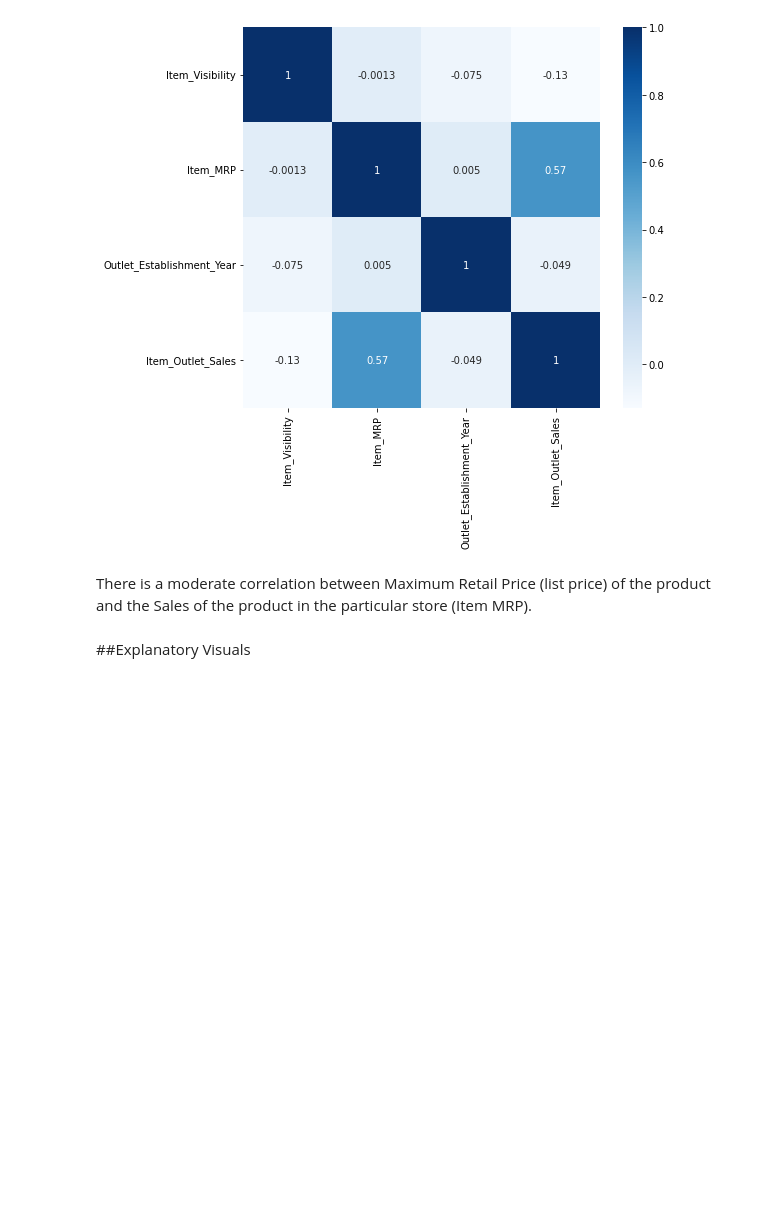
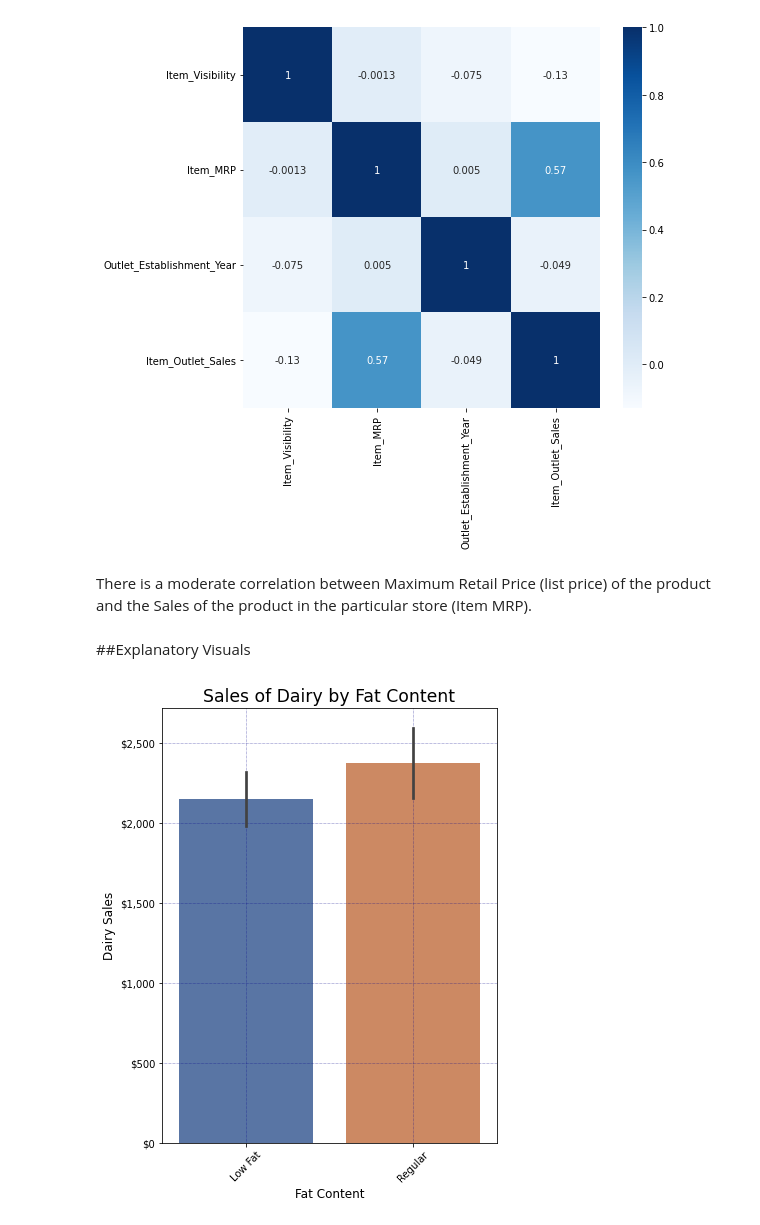
Before and after one commit to craiggossen/Projects, a Jupyter notebook: food_sales_predictions.ipynb, the cells around one changed output. Drawn from its saved outputs; the diff is of its cells as text; code cells hidden in the pictures; blank space fills up the shorter version.

```diff
--- a/food_sales_predictions.ipynb
+++ b/food_sales_predictions.ipynb
@@ -347,3 +348,8 @@ plt.show()
 There is a moderate correlation between Maximum Retail Price (list price) of the product and the Sales of the product in the particular store (Item MRP).
 # %% [markdown]
 ##Explanatory Visuals
+# %%
+#Sales of dairy products and their fat content
+dairy_filter = df['Item_Type'] == 'Dairy'
+
+df2 = df[dairy_filter]
@@ -349,0 +358,22 @@ There is a moderate correlation between Maximum Retail Price (list price) of the
+# %%
+#Create barplot
+fig,ax = plt.subplots(figsize=(6, 8))
+sns.barplot(data = df2, x = 'Item_Fat_Content', y = 'Item_Outlet_Sales', palette = 'deep');
+ax.set_title('Sales of Dairy by Fat Content',
+             size = 'xx-large',
+             fontfamily = 'Sans Serif')
+ax.set_xlabel('Fat Content',
+              color = 'k',
+              size = 'large')
+ax.yaxis.set_major_formatter(mpl.ticker.StrMethodFormatter('${x:,.0f}'))
+ax.set_ylabel('Dairy Sales',
+              color = 'k',
+              size = 'large')
+ax.grid(color = 'darkblue', linestyle = ':', linewidth = 0.5)
+plt.xticks(rotation = 45)
+mpl.ticker.StrMethodFormatter('${x:,.0f}')
+
+
+plt.show()
+# %% [output]
+[figure, added]
```
Also changed, not shown: parts of 6 cells of this notebook.
